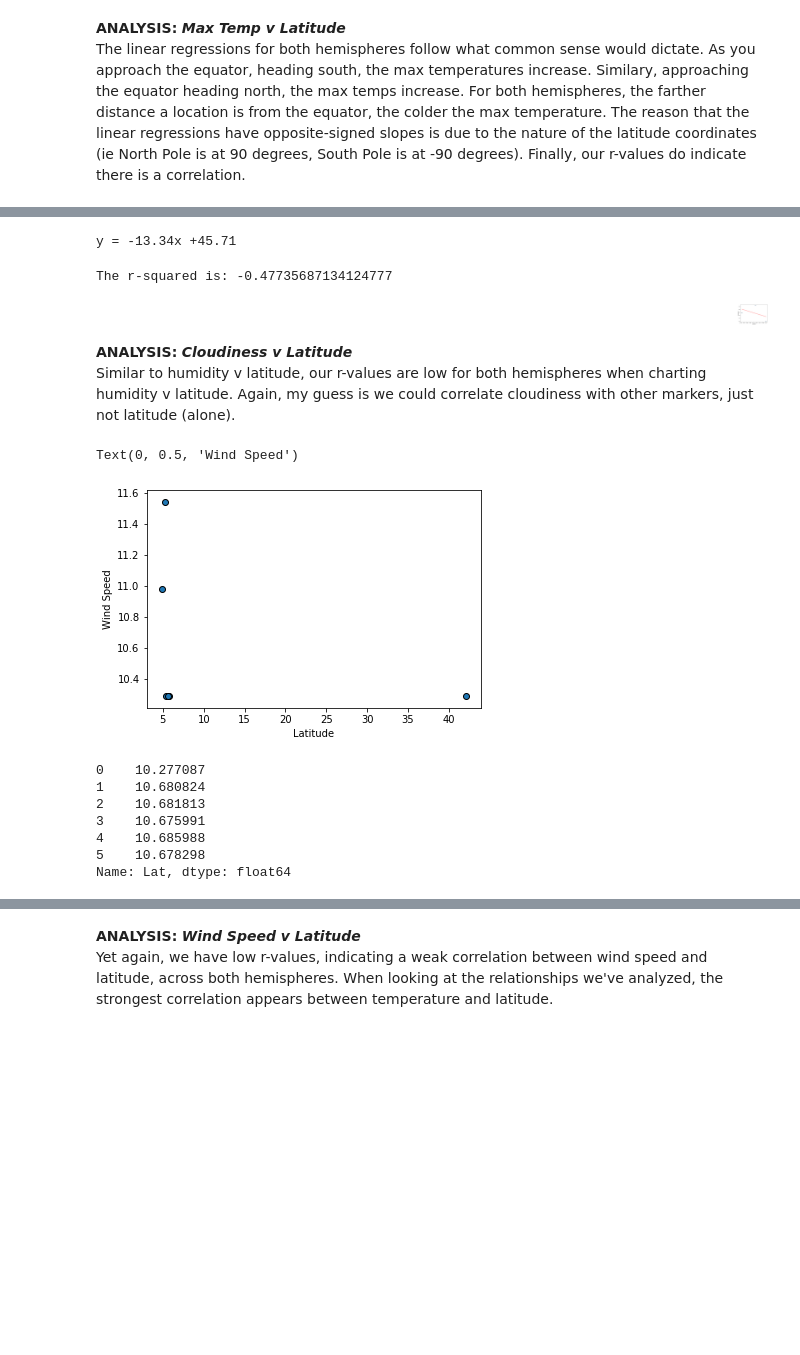
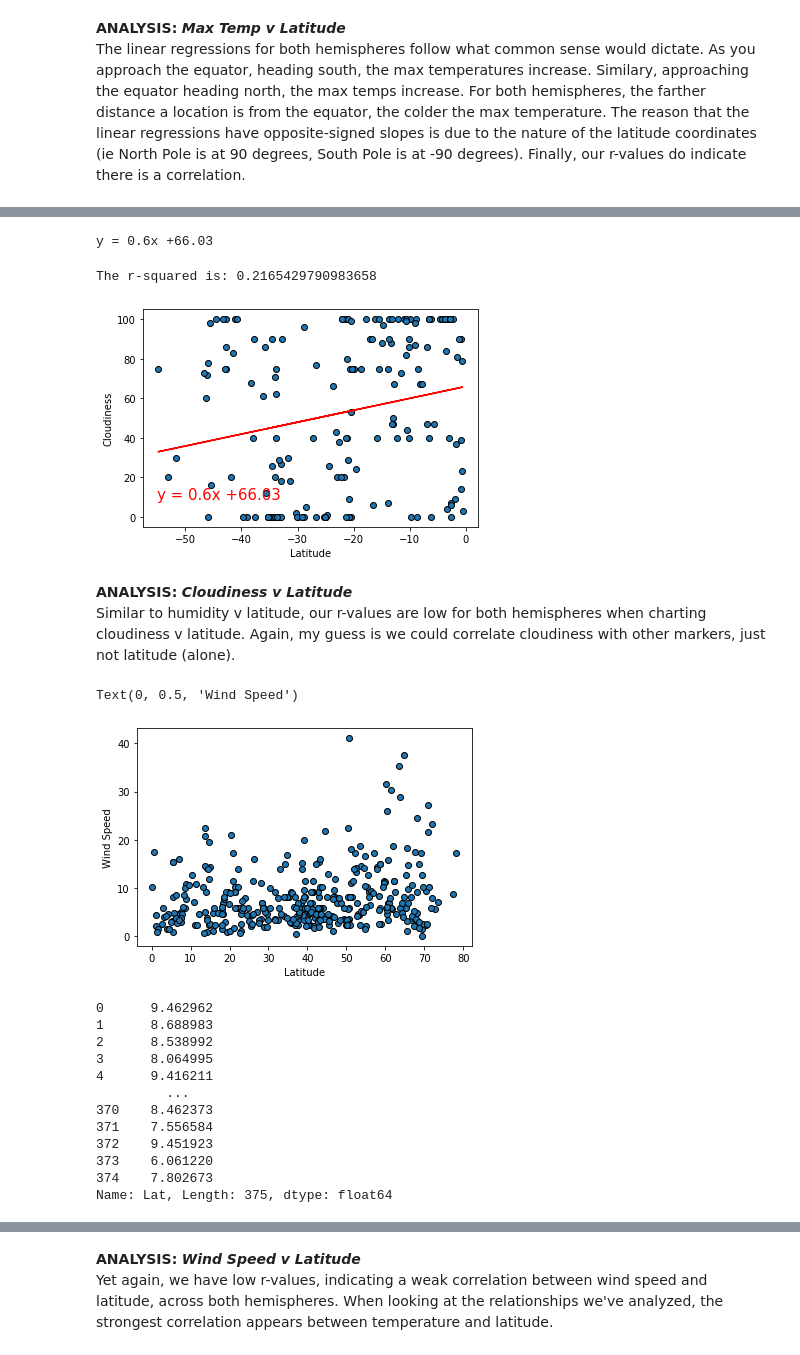
Before and after one commit to VallieTracy/Global-Weather-Analysis, a Jupyter notebook: WeatherPy/WeatherPy.ipynb, the cells around one changed output, grey strips where cells are left out. Saved outputs shown, nothing was run; the diff lists cells and outputs as text; code cells hidden in the pictures; blank space fills up the shorter version.

```diff
--- a/WeatherPy/WeatherPy.ipynb
+++ b/WeatherPy/WeatherPy.ipynb
@@ -65,8 +65,8 @@ lat_lngs = []
 cities = []
 
 #create a set of random lat and lng combinations
-lats = np.random.uniform(low=-10.000, high=4.000, size=1500)
-lngs = np.random.uniform(low=1.000, high=2.000, size=1500)
+lats = np.random.uniform(low=-90.000, high=90.000, size=1500)
+lngs = np.random.uniform(low=-180.000, high=180.000, size=1500)
 lat_lngs = zip(lats, lngs)
 
 # Add a one second interval between queries to stay within API query limits
@@ -606,34 +625,32 @@ Name: Lat, dtype: float64
 line_eq = "y = " + str(round(slope,2)) + "x +" + str(round(intercept,2))
 print(line_eq)
 # %% [output]
-y = -13.34x +45.71
+y = 0.6x +66.03
 # %%
 #create Plot
 plt.scatter(x_values,y_values, edgecolors="black")
 plt.plot(x_values,regress_values,"r-")
 
 #label plot and annotate the line equation
 plt.xlabel('Latitude')
 plt.ylabel('Cloudiness')
-plt.annotate(line_eq,(-54,40),fontsize=15,color="red")
+plt.annotate(line_eq,(-55,9),fontsize=15,color="red")
 
 # Print r square value
 print(f"The r-squared is: {rvalue}")
 
-
-
 #save scatter plot to Images Folder
 plt.savefig(os.path.join("Images","Southern_Cloudiness_v_Latitude.png"))
 
-# Show plot
+#show plot
 plt.show()
 # %% [output]
-The r-squared is: -0.47735687134124777
+The r-squared is: 0.2165429790983658
-[figure, old version]
+[figure, new version]
 # %% [markdown]
 **ANALYSIS:**
 **_Cloudiness v Latitude_**
-Similar to humidity v latitude, our r-values are low for both hemispheres when charting humidity v latitude.  Again, my guess is we could correlate cloudiness with other markers, just not latitude (alone).
+Similar to humidity v latitude, our r-values are low for both hemispheres when charting cloudiness v latitude.  Again, my guess is we could correlate cloudiness with other markers, just not latitude (alone).
 # %%
 #plot wind speed v lat linear regression (northern hemisphere)
 
@@ -644,7 +661,7 @@ plt.xlabel("Latitude")
 plt.ylabel("Wind Speed")
 # %% [output]
 Text(0, 0.5, 'Wind Speed')
-[figure, old version]
+[figure, new version]
 # %%
 #perform a linear regression on wind speed v lat
 (slope, intercept, rvalue, pvalue, stderr) = stats.linregress(x_values, y_values)
@@ -653,13 +670,18 @@ Text(0, 0.5, 'Wind Speed')
 regress_values = x_values * slope + intercept
 print(regress_values)
 # %% [output]
-0    10.277087
-1    10.680824
-2    10.681813
-3    10.675991
-4    10.685988
-5    10.678298
-Name: Lat, dtype: float64
+0      9.462962
+1      8.688983
+2      8.538992
+3      8.064995
+4      9.416211
+         ...
+370    8.462373
+371    7.556584
+372    9.451923
+373    6.061220
+374    7.802673
+Name: Lat, Length: 375, dtype: float64
 # %%
 #create line equation string
 line_eq = "y = " + str(round(slope,2)) + "x +" + str(round(intercept,2))
```
Also changed, not shown: parts of 48 cells of this notebook, 13 other files.
